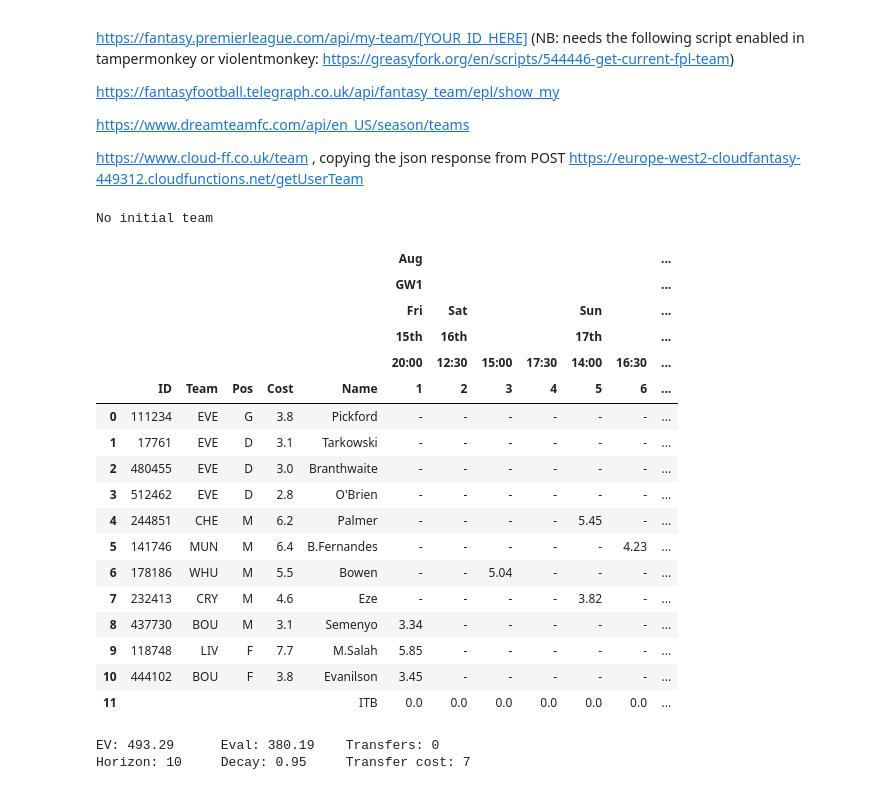
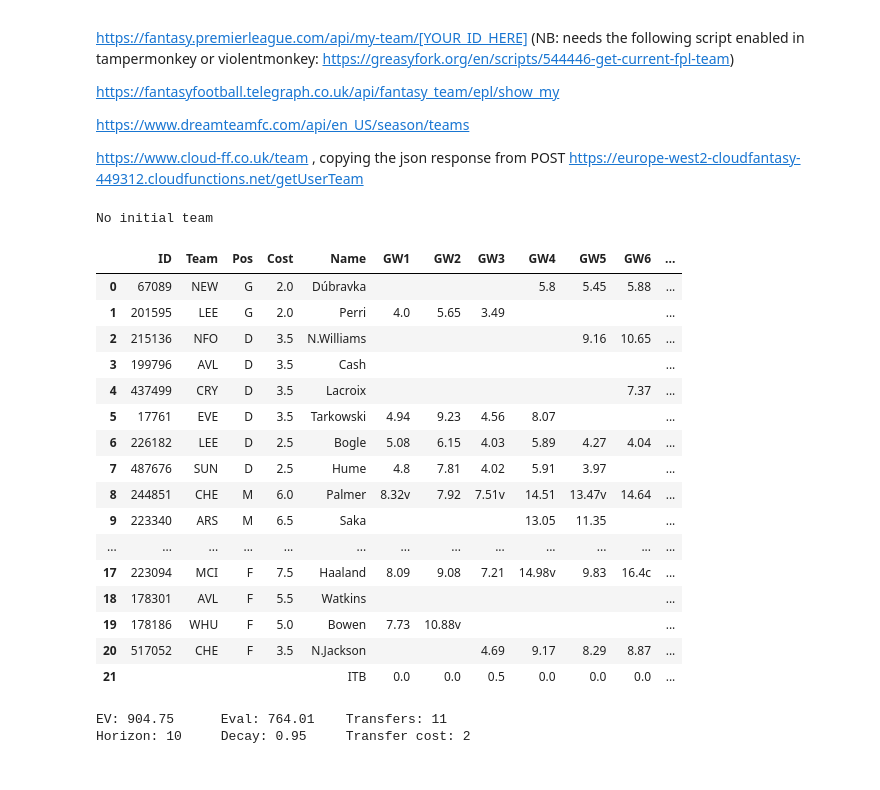
Before and after one commit to SamTroy/multi_ff_opt, a Jupyter notebook: run/run.ipynb, the cells around one changed output. Cells and saved outputs as stored; diff of their text form; code cells hidden in the pictures.

Commit message:
Changed SDT solve output

```diff
--- a/run/run.ipynb
+++ b/run/run.ipynb
@@ -1881,7 +1882,7 @@ def solve(format='tff', sim_number=1):
     elif format == 'cff':
         plan_df.columns = [month_header, fpl_gw_header, weekday_header, daynum_header, numeric_header]
     else:
-        plan_df = plan_df.rename(columns={index: 'GW' + str(row['fpl_gw']) for index, row in f_map.iterrows()})
+        plan_df = plan_df.rename(columns={str(index): 'GW' + str(row['fpl_gw']) for index, row in f_map.iterrows()})
 
     transfers_made = int(total_number_of_transfers.get_value())
 
@@ -1924,26 +1925,25 @@ https://www.dreamteamfc.com/api/en_US/season/teams
 
 https://www.cloud-ff.co.uk/team , copying the json response from POST https://europe-west2-cloudfantasy-449312.cloudfunctions.net/getUserTeam
 # %%
-r = solve(format='tff')
+r = solve(format='sdt')
 # %% [output]
 No initial team
-|  |  |  |  |  |  | Aug |  |  |  |  |  | ... |
-|  |  |  |  |  |  | GW1 |  |  |  |  |  | ... |
-|  |  |  |  |  |  | Fri | Sat |  |  | Sun |  | ... |
-|  |  |  |  |  |  | 15th | 16th |  |  | 17th |  | ... |
-|  |  |  |  |  |  | 20:00 | 12:30 | 15:00 | 17:30 | 14:00 | 16:30 | ... |
-|  | ID | Team | Pos | Cost | Name | 1 | 2 | 3 | 4 | 5 | 6 | ... |
-| 0 | 111234 | EVE | G | 3.8 | Pickford | - | - | - | - | - | - | ... |
-| 1 | 17761 | EVE | D | 3.1 | Tarkowski | - | - | - | - | - | - | ... |
-| 2 | 480455 | EVE | D | 3.0 | Branthwaite | - | - | - | - | - | - | ... |
-| 3 | 512462 | EVE | D | 2.8 | O'Brien | - | - | - | - | - | - | ... |
-| 4 | 244851 | CHE | M | 6.2 | Palmer | - | - | - | - | 5.45 | - | ... |
-| 5 | 141746 | MUN | M | 6.4 | B.Fernandes | - | - | - | - | - | 4.23 | ... |
-| 6 | 178186 | WHU | M | 5.5 | Bowen | - | - | 5.04 | - | - | - | ... |
-| 7 | 232413 | CRY | M | 4.6 | Eze | - | - | - | - | 3.82 | - | ... |
-| 8 | 437730 | BOU | M | 3.1 | Semenyo | 3.34 | - | - | - | - | - | ... |
-| 9 | 118748 | LIV | F | 7.7 | M.Salah | 5.85 | - | - | - | - | - | ... |
-| 10 | 444102 | BOU | F | 3.8 | Evanilson | 3.45 | - | - | - | - | - | ... |
-| 11 |  |  |  |  | ITB | 0.0 | 0.0 | 0.0 | 0.0 | 0.0 | 0.0 | ... |
+|  | ID | Team | Pos | Cost | Name | GW1 | GW2 | GW3 | GW4 | GW5 | GW6 | ... |
+| 0 | 67089 | NEW | G | 2.0 | Dúbravka |  |  |  | 5.8 | 5.45 | 5.88 | ... |
+| 1 | 201595 | LEE | G | 2.0 | Perri | 4.0 | 5.65 | 3.49 |  |  |  | ... |
+| 2 | 215136 | NFO | D | 3.5 | N.Williams |  |  |  |  | 9.16 | 10.65 | ... |
+| 3 | 199796 | AVL | D | 3.5 | Cash |  |  |  |  |  |  | ... |
+| 4 | 437499 | CRY | D | 3.5 | Lacroix |  |  |  |  |  | 7.37 | ... |
+| 5 | 17761 | EVE | D | 3.5 | Tarkowski | 4.94 | 9.23 | 4.56 | 8.07 |  |  | ... |
+| 6 | 226182 | LEE | D | 2.5 | Bogle | 5.08 | 6.15 | 4.03 | 5.89 | 4.27 | 4.04 | ... |
+| 7 | 487676 | SUN | D | 2.5 | Hume | 4.8 | 7.81 | 4.02 | 5.91 | 3.97 |  | ... |
+| 8 | 244851 | CHE | M | 6.0 | Palmer | 8.32v | 7.92 | 7.51v | 14.51 | 13.47v | 14.64 | ... |
+| 9 | 223340 | ARS | M | 6.5 | Saka |  |  |  | 13.05 | 11.35 |  | ... |
+| ... | ... | ... | ... | ... | ... | ... | ... | ... | ... | ... | ... | ... |
+| 17 | 223094 | MCI | F | 7.5 | Haaland | 8.09 | 9.08 | 7.21 | 14.98v | 9.83 | 16.4c | ... |
+| 18 | 178301 | AVL | F | 5.5 | Watkins |  |  |  |  |  |  | ... |
+| 19 | 178186 | WHU | F | 5.0 | Bowen | 7.73 | 10.88v |  |  |  |  | ... |
+| 20 | 517052 | CHE | F | 3.5 | N.Jackson |  |  | 4.69 | 9.17 | 8.29 | 8.87 | ... |
+| 21 |  |  |  |  | ITB | 0.0 | 0.0 | 0.5 | 0.0 | 0.0 | 0.0 | ... |
-EV: 493.29      Eval: 380.19    Transfers: 0
-Horizon: 10     Decay: 0.95     Transfer cost: 7
+EV: 904.75      Eval: 764.01    Transfers: 11
+Horizon: 10     Decay: 0.95     Transfer cost: 2
```
Also changed, not shown: parts of 1 cell of this notebook.
